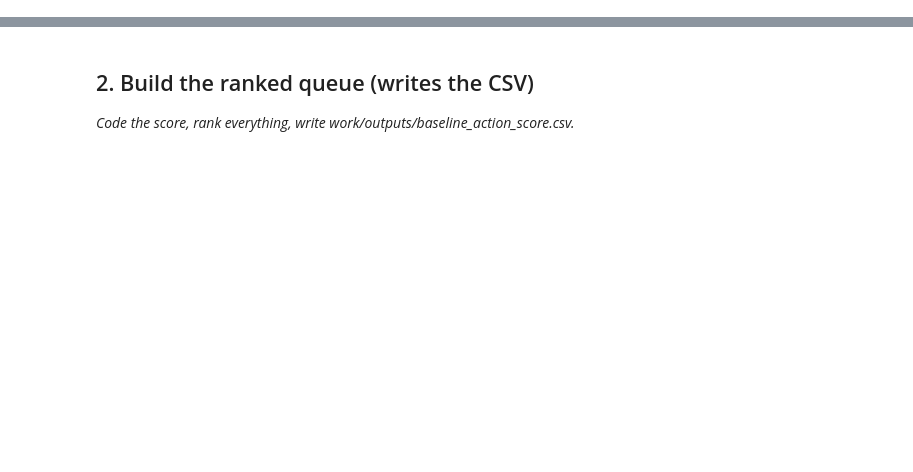
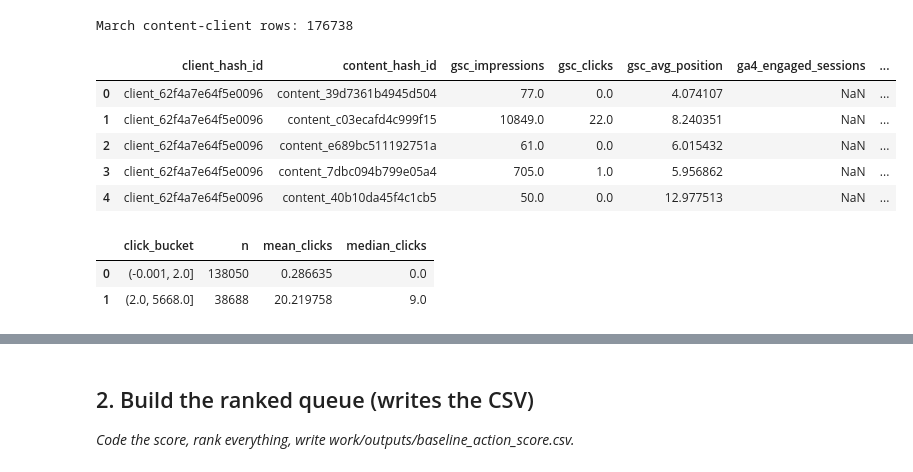
Before and after one commit to deetijasmitha/flyrank-ml-internship, a Jupyter notebook: work/notebooks/w04_baseline_score.ipynb, the cells around one changed output, grey strips where cells are left out. Cells and saved outputs as stored; diff of their text form; code cells hidden in the pictures; blank space fills up the shorter version.

```diff
--- a/work/notebooks/w04_baseline_score.ipynb
+++ b/work/notebooks/w04_baseline_score.ipynb
@@ -15,0 +23,6 @@ This skeleton is yours to fill. Work the sections **in order** — each one has
+# %%
+import duckdb
+
+con = duckdb.connect()
+
+print("DuckDB connection created.")
@@ -15,0 +104,56 @@ This skeleton is yours to fill. Work the sections **in order** — each one has
+# %%
+# ML-07 Section 1
+# Two signal checks using March 2026 observed data only
+
+march_query = """
+SELECT
+    client_hash_id,
+    content_hash_id,
+    SUM(gsc_impressions) AS gsc_impressions,
+    SUM(gsc_clicks) AS gsc_clicks,
+    AVG(gsc_avg_position) AS gsc_avg_position,
+    SUM(ga4_engaged_sessions) AS ga4_engaged_sessions,
+    SUM(ga4_total_engagement_sec) AS ga4_total_engagement_sec
+FROM read_parquet(
+    'hf://datasets/FlyRank/internship-warehouse/fact_content_daily_performance/month=2026-03/*.parquet'
+)
+WHERE gsc_data_available IS TRUE
+GROUP BY client_hash_id, content_hash_id
+"""
+
+march_df = con.sql(march_query).df()
+
+print("March content-client rows:", len(march_df))
+display(march_df.head())
+# %% [output]
+March content-client rows: 176738
+|  | client_hash_id | content_hash_id | gsc_impressions | gsc_clicks | gsc_avg_position | ga4_engaged_sessions | ... |
+| 0 | client_62f4a7e64f5e0096 | content_39d7361b4945d504 | 77.0 | 0.0 | 4.074107 | NaN | ... |
+| 1 | client_62f4a7e64f5e0096 | content_c03ecafd4c999f15 | 10849.0 | 22.0 | 8.240351 | NaN | ... |
+| 2 | client_62f4a7e64f5e0096 | content_e689bc511192751a | 61.0 | 0.0 | 6.015432 | NaN | ... |
+| 3 | client_62f4a7e64f5e0096 | content_7dbc094b799e05a4 | 705.0 | 1.0 | 5.956862 | NaN | ... |
+| 4 | client_62f4a7e64f5e0096 | content_40b10da45f4c1cb5 | 50.0 | 0.0 | 12.977513 | NaN | ... |
+# %%
+import pandas as pd
+
+march_df["click_bucket"] = pd.qcut(
+    march_df["gsc_clicks"],
+    q=4,
+    duplicates="drop"
+)
+
+click_bucket = (
+    march_df.groupby("click_bucket", observed=True)
+    .agg(
+        n=("gsc_clicks", "size"),
+        mean_clicks=("gsc_clicks", "mean"),
+        median_clicks=("gsc_clicks", "median")
+    )
+    .reset_index()
+)
+
+display(click_bucket)
+# %% [output]
+|  | click_bucket | n | mean_clicks | median_clicks |
+| 0 | (-0.001, 2.0] | 138050 | 0.286635 | 0.0 |
+| 1 | (2.0, 5668.0] | 38688 | 20.219758 | 9.0 |
```
Also changed, not shown: parts of 23 cells of this notebook.
